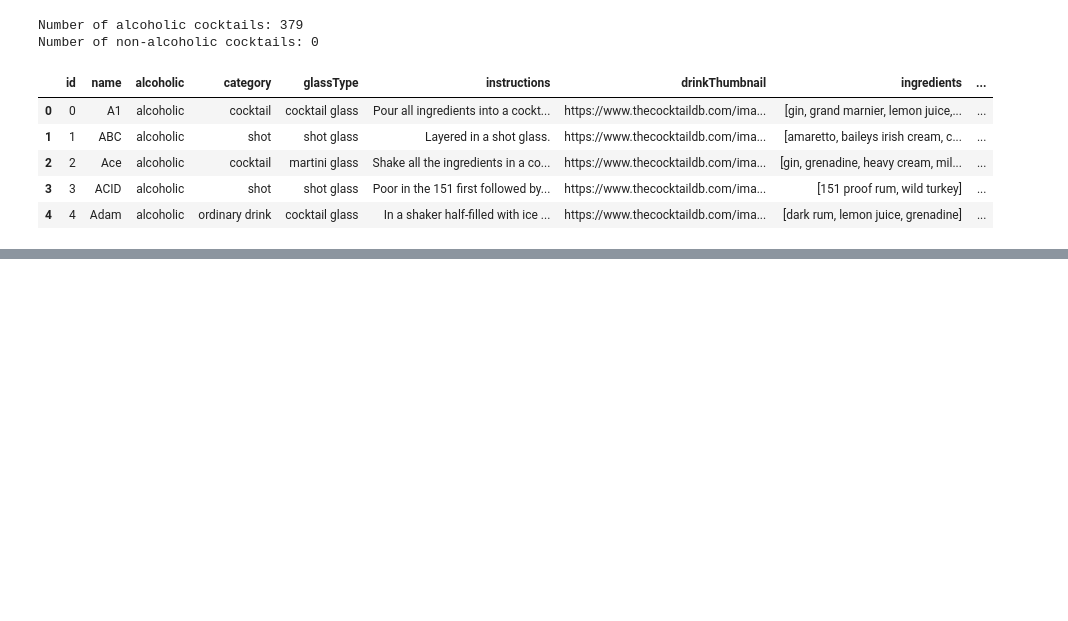
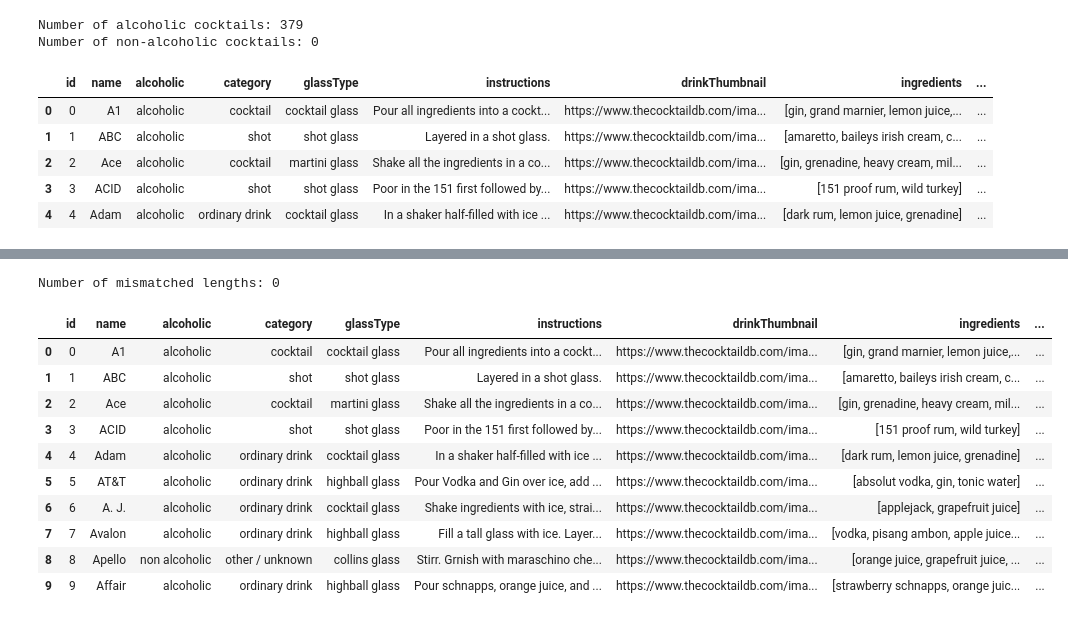
Before and after one commit to lethanhdatphumy/Cocktail-Recommendation-System, a Jupyter notebook: notebooks/data prerprocessing.ipynb, the cells around one changed output, grey strips where cells are left out. Cells and saved outputs as stored; diff of their text form; code cells hidden in the pictures; blank space fills up the shorter version.

```diff
--- a/notebooks/data prerprocessing.ipynb
+++ b/notebooks/data prerprocessing.ipynb
@@ -184,3 +184,10 @@ df.head(5)
 | 2 | 2 | Ace | alcoholic | cocktail | martini glass | Shake all the ingredients in a co... | https://www.thecocktaildb.com/ima... | [gin, grenadine, heavy cream, mil... | ... |
 | 3 | 3 | ACID | alcoholic | shot | shot glass | Poor in the 151 first followed by... | https://www.thecocktaildb.com/ima... | [151 proof rum, wild turkey] | ... |
 | 4 | 4 | Adam | alcoholic | ordinary drink | cocktail glass | In a shaker half-filled with ice ... | https://www.thecocktaildb.com/ima... | [dark rum, lemon juice, grenadine] | ... |
+# %%
+# Replace None in the ingredientMeasures column with a placeholder
+df['ingredientMeasures'] = df['ingredientMeasures'].apply(
+    lambda measures: [measure if measure is not None else 'to taste' for measure in measures]
+)
+# Display the updated ingredientMeasures column
+df['ingredientMeasures'].head(20)
@@ -187,3 +212,23 @@ df.head(5)
+# %%
+# Check the mis matched lengths of ingredients and ingredientMeasures
+mismatched_lengths = df[df.apply(lambda x: len(x['ingredients']) != len(x['ingredientMeasures']), axis=1)]
+print(f"Number of mismatched lengths: {mismatched_lengths.shape[0]}")
+# %% [output]
+Number of mismatched lengths: 0
+# %%
+df.head(10)
+# %% [output]
+|  | id | name | alcoholic | category | glassType | instructions | drinkThumbnail | ingredients | ... |
+| 0 | 0 | A1 | alcoholic | cocktail | cocktail glass | Pour all ingredients into a cockt... | https://www.thecocktaildb.com/ima... | [gin, grand marnier, lemon juice,... | ... |
+| 1 | 1 | ABC | alcoholic | shot | shot glass | Layered in a shot glass. | https://www.thecocktaildb.com/ima... | [amaretto, baileys irish cream, c... | ... |
+| 2 | 2 | Ace | alcoholic | cocktail | martini glass | Shake all the ingredients in a co... | https://www.thecocktaildb.com/ima... | [gin, grenadine, heavy cream, mil... | ... |
+| 3 | 3 | ACID | alcoholic | shot | shot glass | Poor in the 151 first followed by... | https://www.thecocktaildb.com/ima... | [151 proof rum, wild turkey] | ... |
+| 4 | 4 | Adam | alcoholic | ordinary drink | cocktail glass | In a shaker half-filled with ice ... | https://www.thecocktaildb.com/ima... | [dark rum, lemon juice, grenadine] | ... |
+| 5 | 5 | AT&T | alcoholic | ordinary drink | highball glass | Pour Vodka and Gin over ice, add ... | https://www.thecocktaildb.com/ima... | [absolut vodka, gin, tonic water] | ... |
+| 6 | 6 | A. J. | alcoholic | ordinary drink | cocktail glass | Shake ingredients with ice, strai... | https://www.thecocktaildb.com/ima... | [applejack, grapefruit juice] | ... |
+| 7 | 7 | Avalon | alcoholic | ordinary drink | highball glass | Fill a tall glass with ice. Layer... | https://www.thecocktaildb.com/ima... | [vodka, pisang ambon, apple juice... | ... |
+| 8 | 8 | Apello | non alcoholic | other / unknown | collins glass | Stirr. Grnish with maraschino che... | https://www.thecocktaildb.com/ima... | [orange juice, grapefruit juice, ... | ... |
+| 9 | 9 | Affair | alcoholic | ordinary drink | highball glass | Pour schnapps, orange juice, and ... | https://www.thecocktaildb.com/ima... | [strawberry schnapps, orange juic... | ... |
 # %%
 # Save the cleaned dataframe to a new CSV file
 df.to_csv("/Users/admin/PycharmProjects/Cocktail-Recommendation-System/database/cleaned_cocktails.csv", index=False)
```
Also changed, not shown: parts of 1 cell of this notebook, 1 other file.
